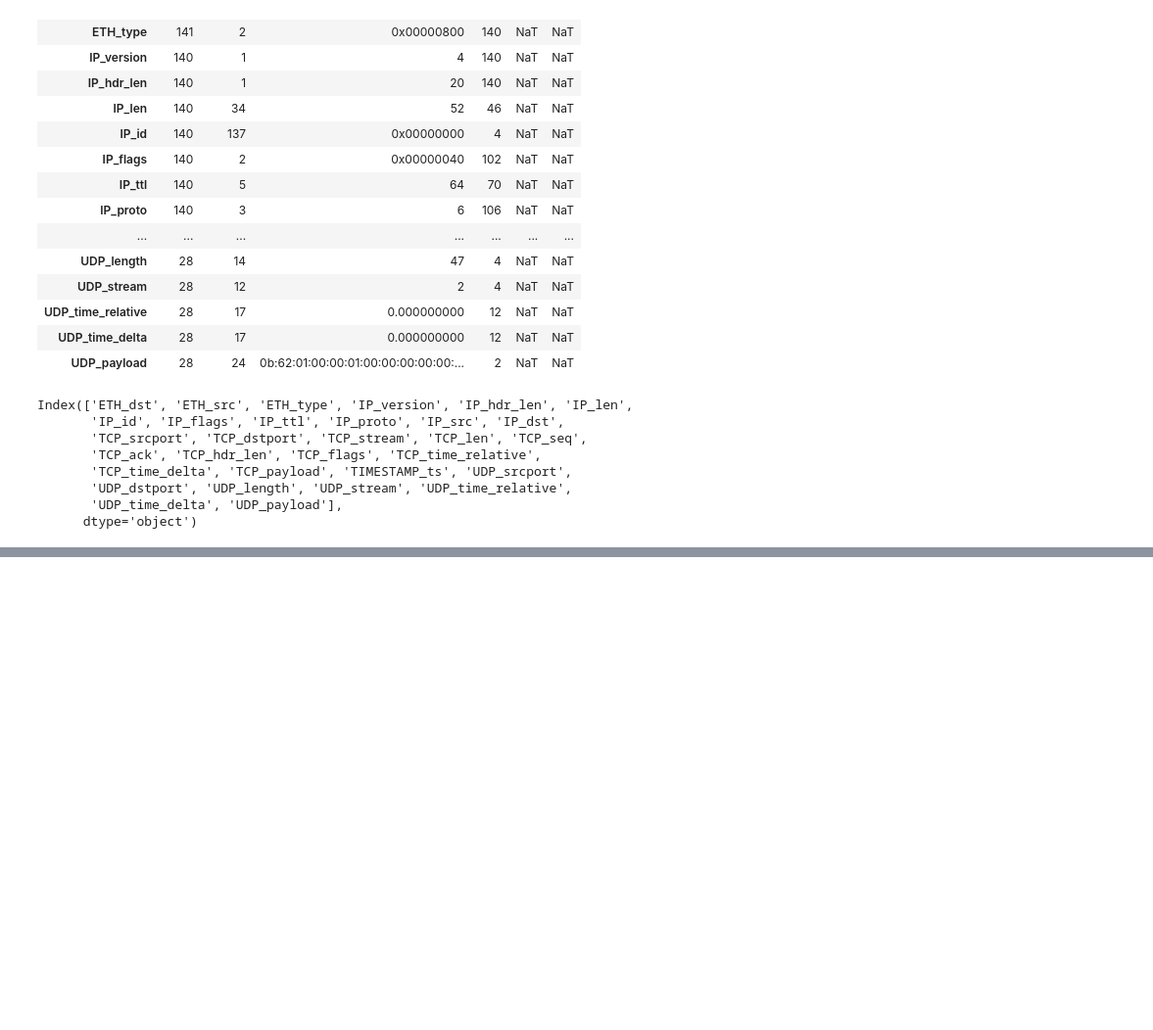
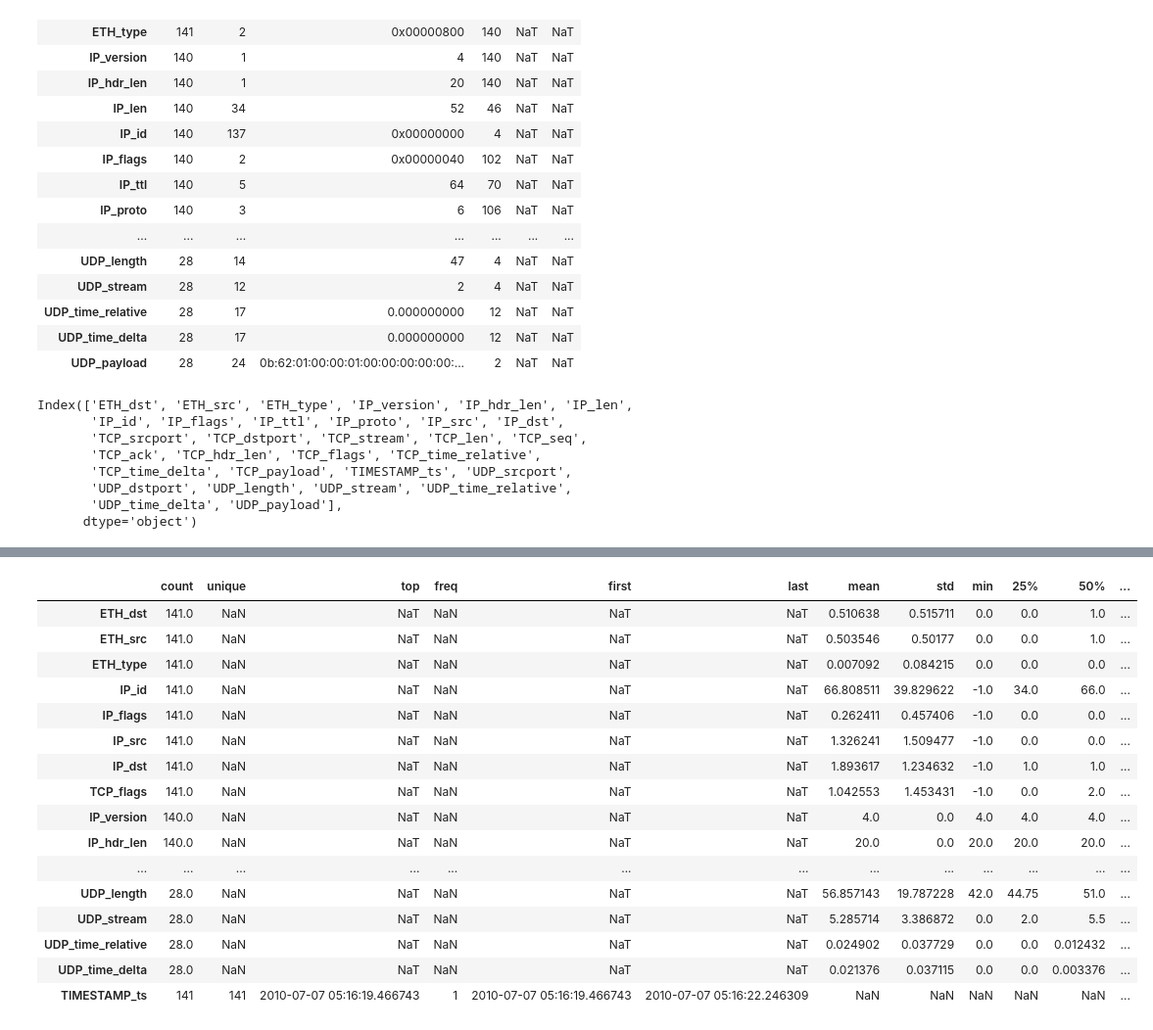
Before and after one commit to BenjaminDeporte/Cyber, a Jupyter notebook: code/Traitement_dataframes.ipynb, the cells around one changed output, grey strips where cells are left out. Shown at 98% size. Saved outputs shown, nothing was run; the diff lists cells and outputs as text; code cells hidden in the pictures; blank space fills up the shorter version.

```diff
--- a/code/Traitement_dataframes.ipynb
+++ b/code/Traitement_dataframes.ipynb
@@ -98,3 +106,12 @@ columns_to_cast_as_float = ['IP_version', 'IP_hdr_len', 'IP_len', 'IP_ttl', 'IP_
 columns_to_cast_as_datetime = ['TIMESTAMP_ts']
 
 columns_to_discard = ['TCP_payload','UDP_payload']
+# %%
+df_ord = pd.DataFrame()
+
+for c in columns_to_encode_as_ordinal:
+    df1, uniques = pd.factorize(df[c])
+    df_sup = pd.DataFrame(data={ c : list(df1) })
+    df_ord = pd.concat([df_ord, df_sup], axis=1)
+# %%
+df_float = df[columns_to_cast_as_float].astype('float')
@@ -100,0 +129,2 @@ columns_to_discard = ['TCP_payload','UDP_payload']
+# %%
+df_ts = df[columns_to_cast_as_datetime]
@@ -100,0 +149,20 @@ columns_to_discard = ['TCP_payload','UDP_payload']
+# %%
+df_recast.describe(include='all').transpose()
+# %% [output]
+|  | count | unique | top | freq | first | last | mean | std | min | 25% | 50% | ... |
+| ETH_dst | 141.0 | NaN | NaT | NaN | NaT | NaT | 0.510638 | 0.515711 | 0.0 | 0.0 | 1.0 | ... |
+| ETH_src | 141.0 | NaN | NaT | NaN | NaT | NaT | 0.503546 | 0.50177 | 0.0 | 0.0 | 1.0 | ... |
+| ETH_type | 141.0 | NaN | NaT | NaN | NaT | NaT | 0.007092 | 0.084215 | 0.0 | 0.0 | 0.0 | ... |
+| IP_id | 141.0 | NaN | NaT | NaN | NaT | NaT | 66.808511 | 39.829622 | -1.0 | 34.0 | 66.0 | ... |
+| IP_flags | 141.0 | NaN | NaT | NaN | NaT | NaT | 0.262411 | 0.457406 | -1.0 | 0.0 | 0.0 | ... |
+| IP_src | 141.0 | NaN | NaT | NaN | NaT | NaT | 1.326241 | 1.509477 | -1.0 | 0.0 | 0.0 | ... |
+| IP_dst | 141.0 | NaN | NaT | NaN | NaT | NaT | 1.893617 | 1.234632 | -1.0 | 1.0 | 1.0 | ... |
+| TCP_flags | 141.0 | NaN | NaT | NaN | NaT | NaT | 1.042553 | 1.453431 | -1.0 | 0.0 | 2.0 | ... |
+| IP_version | 140.0 | NaN | NaT | NaN | NaT | NaT | 4.0 | 0.0 | 4.0 | 4.0 | 4.0 | ... |
+| IP_hdr_len | 140.0 | NaN | NaT | NaN | NaT | NaT | 20.0 | 0.0 | 20.0 | 20.0 | 20.0 | ... |
+| ... | ... | ... | ... | ... | ... | ... | ... | ... | ... | ... | ... | ... |
+| UDP_length | 28.0 | NaN | NaT | NaN | NaT | NaT | 56.857143 | 19.787228 | 42.0 | 44.75 | 51.0 | ... |
+| UDP_stream | 28.0 | NaN | NaT | NaN | NaT | NaT | 5.285714 | 3.386872 | 0.0 | 2.0 | 5.5 | ... |
+| UDP_time_relative | 28.0 | NaN | NaT | NaN | NaT | NaT | 0.024902 | 0.037729 | 0.0 | 0.0 | 0.012432 | ... |
+| UDP_time_delta | 28.0 | NaN | NaT | NaN | NaT | NaT | 0.021376 | 0.037115 | 0.0 | 0.0 | 0.003376 | ... |
+| TIMESTAMP_ts | 141 | 141 | 2010-07-07 05:16:19.466743 | 1 | 2010-07-07 05:16:19.466743 | 2010-07-07 05:16:22.246309 | NaN | NaN | NaN | NaN | NaN | ... |
```
Also changed, not shown: parts of 18 cells of this notebook.
